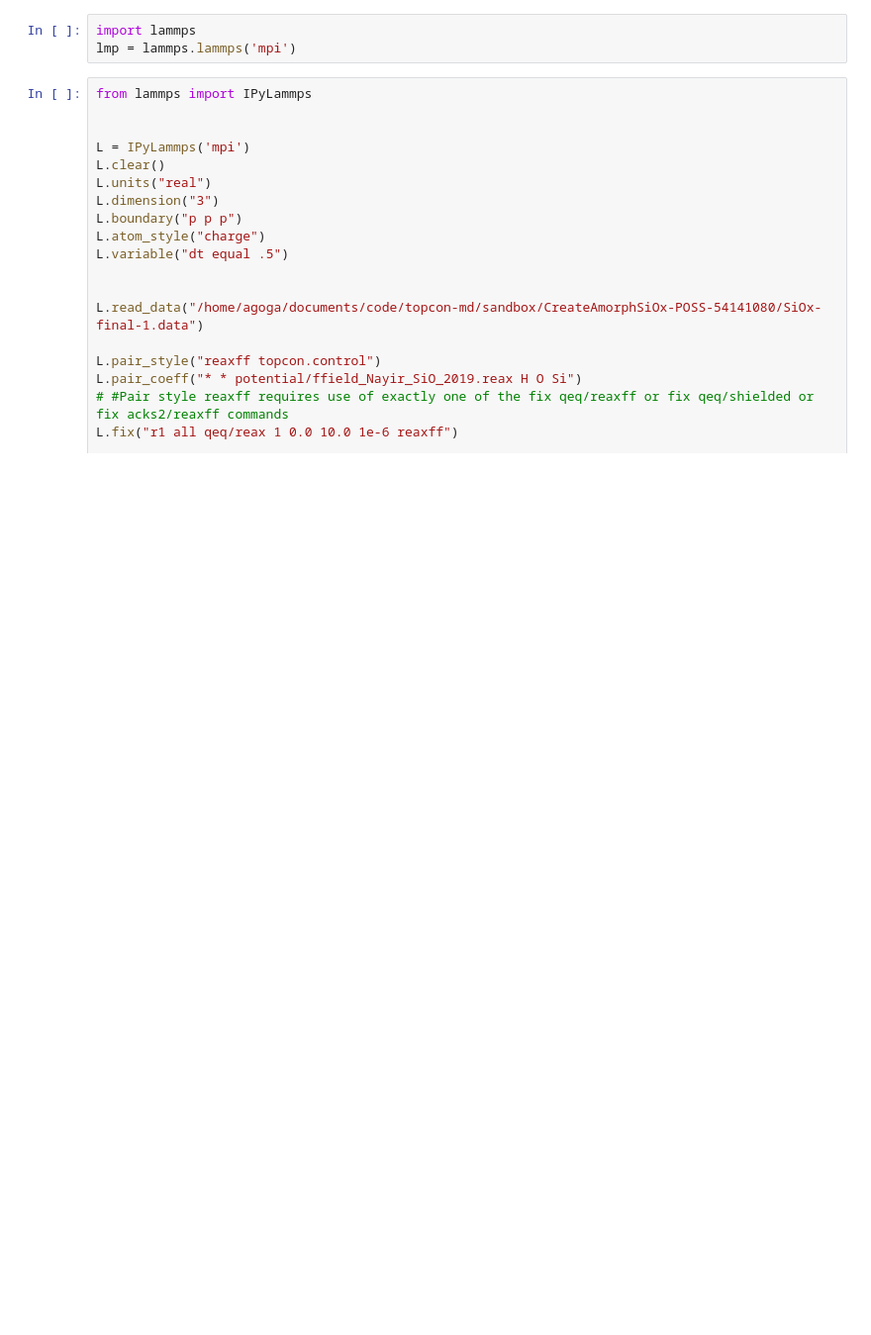
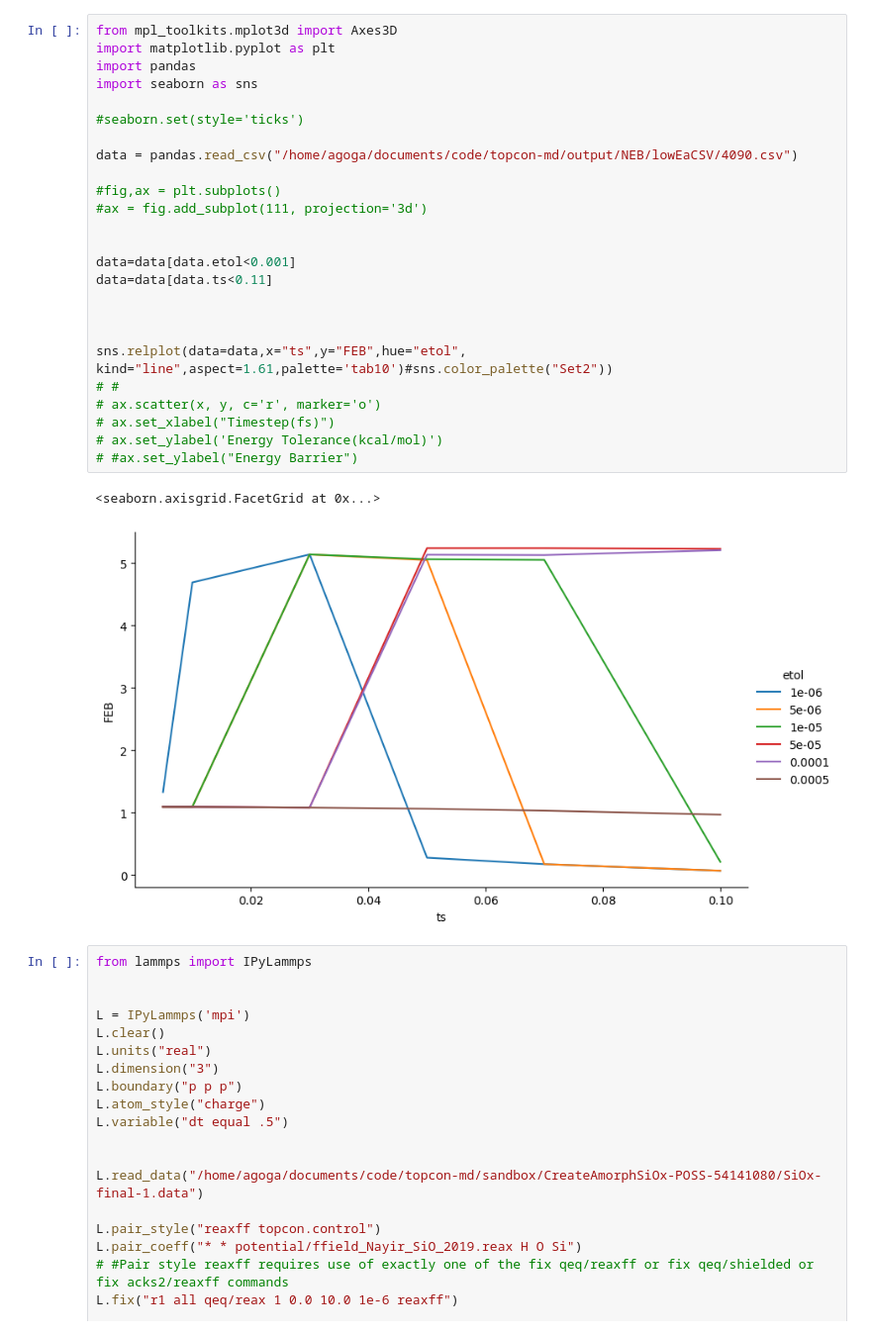
Before and after one commit to zimanyi-group/TOPCON-MD, a Jupyter notebook: lmpWrapper.ipynb, the cells around one changed output. Shown: that part at 99% size. Saved outputs shown, nothing was run; the diff lists cells and outputs as text; blank space fills up the shorter version.

```diff
--- a/lmpWrapper.ipynb
+++ b/lmpWrapper.ipynb
@@ -1,6 +1,31 @@
-# %%
-import lammps
-lmp = lammps.lammps('mpi')
+# %%
+from mpl_toolkits.mplot3d import Axes3D
+import matplotlib.pyplot as plt
+import pandas
+import seaborn as sns
+
+#seaborn.set(style='ticks')
+
+data = pandas.read_csv("/home/agoga/documents/code/topcon-md/output/NEB/lowEaCSV/4090.csv")
+
+#fig,ax = plt.subplots()
+#ax = fig.add_subplot(111, projection='3d')
+
+
+data=data[data.etol<0.001]
+data=data[data.ts<0.11]
+
+
+
+sns.relplot(data=data,x="ts",y="FEB",hue="etol", kind="line",aspect=1.61,palette='tab10')#sns.color_palette("Set2"))
+# #
+# ax.scatter(x, y, c='r', marker='o')
+# ax.set_xlabel("Timestep(fs)")
+# ax.set_ylabel('Energy Tolerance(kcal/mol)')
+# #ax.set_ylabel("Energy Barrier")
+# %% [output]
+<seaborn.axisgrid.FacetGrid at 0x...>
+[figure, added]
 # %%
 from lammps import IPyLammps
 
```
Also changed, not shown: 2 other files.
